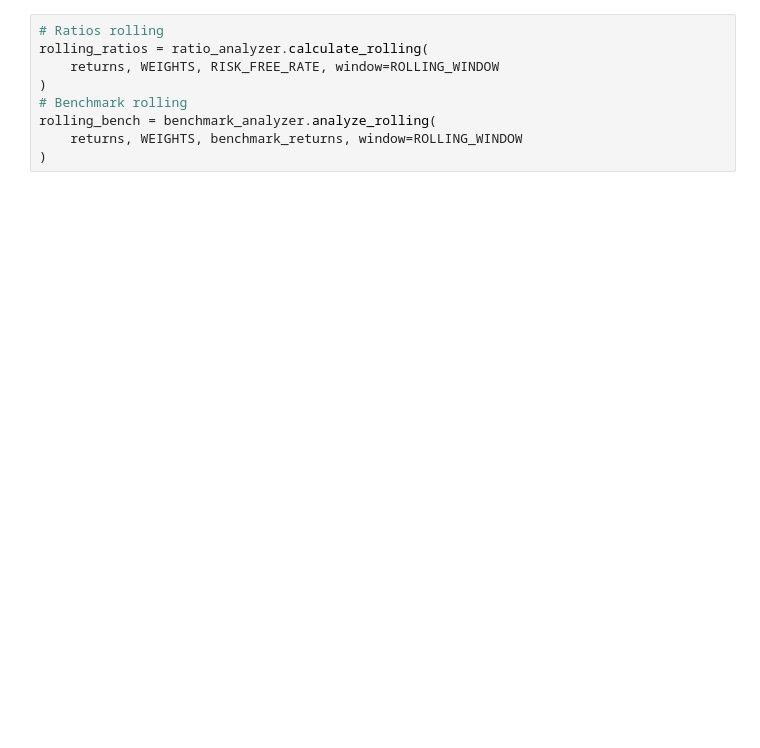
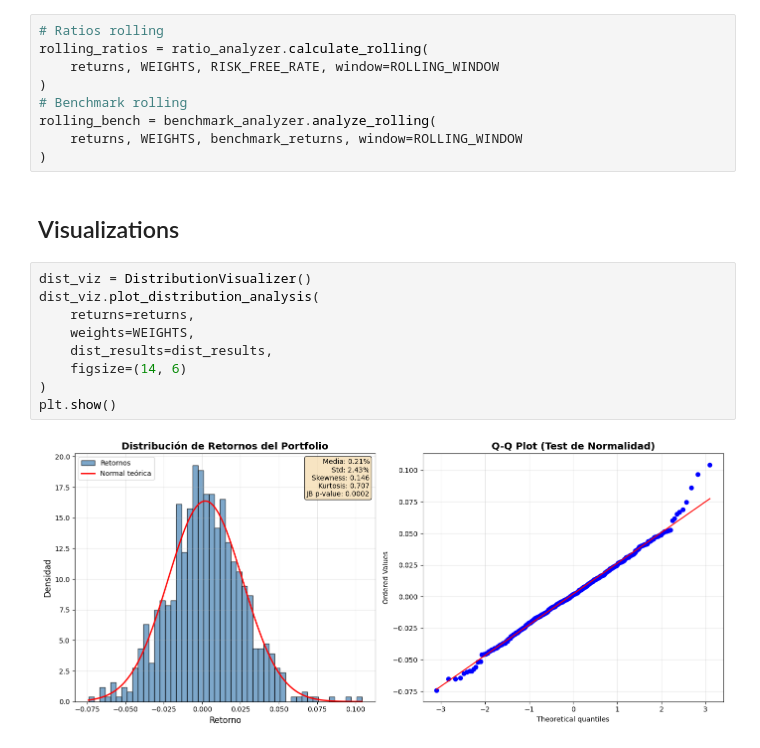
Before and after one commit to marcosherediapimienta/quant, a Jupyter notebook: projects/quant/pm/analisis.ipynb, the cells around one changed output. Saved outputs shown, nothing was run; the diff lists cells and outputs as text; blank space fills up the shorter version.

```diff
--- a/projects/quant/pm/analisis.ipynb
+++ b/projects/quant/pm/analisis.ipynb
@@ -278,3 +316,16 @@ rolling_ratios = ratio_analyzer.calculate_rolling(
 rolling_bench = benchmark_analyzer.analyze_rolling(
     returns, WEIGHTS, benchmark_returns, window=ROLLING_WINDOW
 )
+# %% [markdown]
+## Visualizations
+# %%
+dist_viz = DistributionVisualizer()
+dist_viz.plot_distribution_analysis(
+    returns=returns,
+    weights=WEIGHTS,
+    dist_results=dist_results,
+    figsize=(14, 6)
+)
+plt.show()
+# %% [output]
+[figure, added]
```
Also changed, not shown: parts of 19 cells of this notebook, 14 other files.
